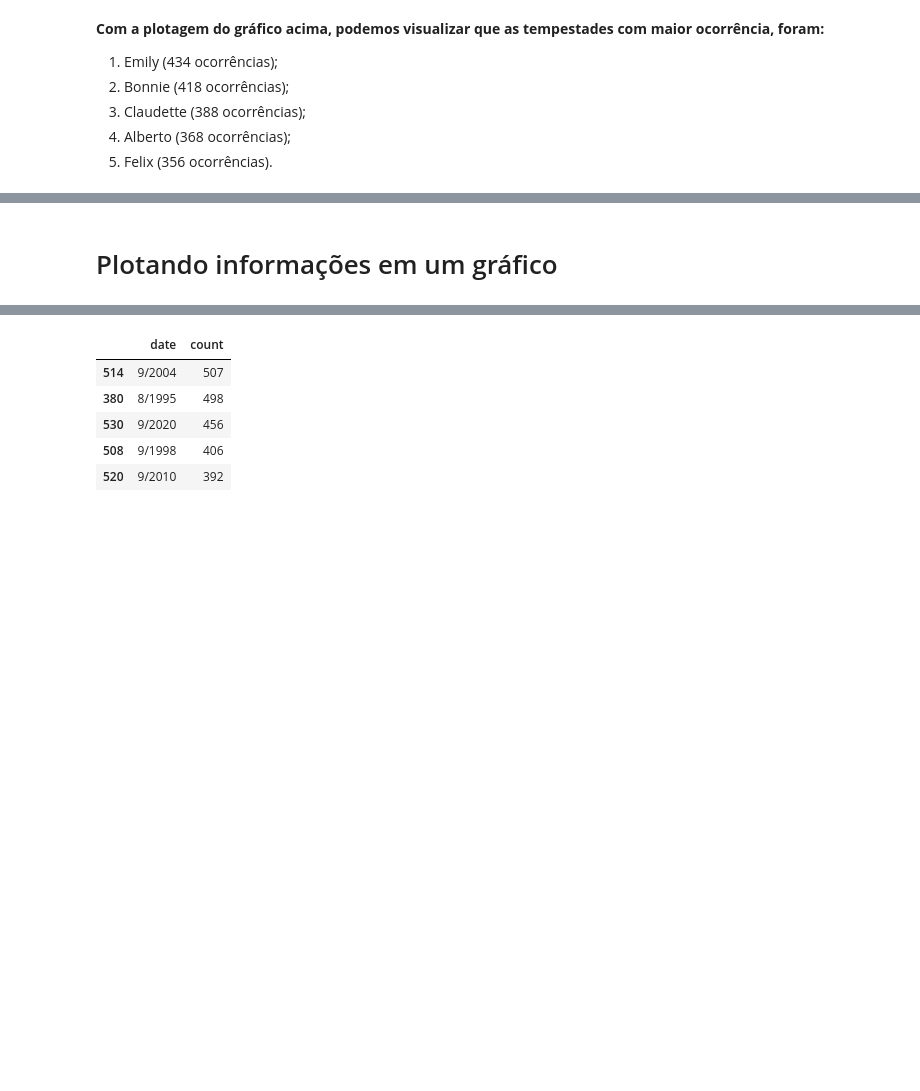
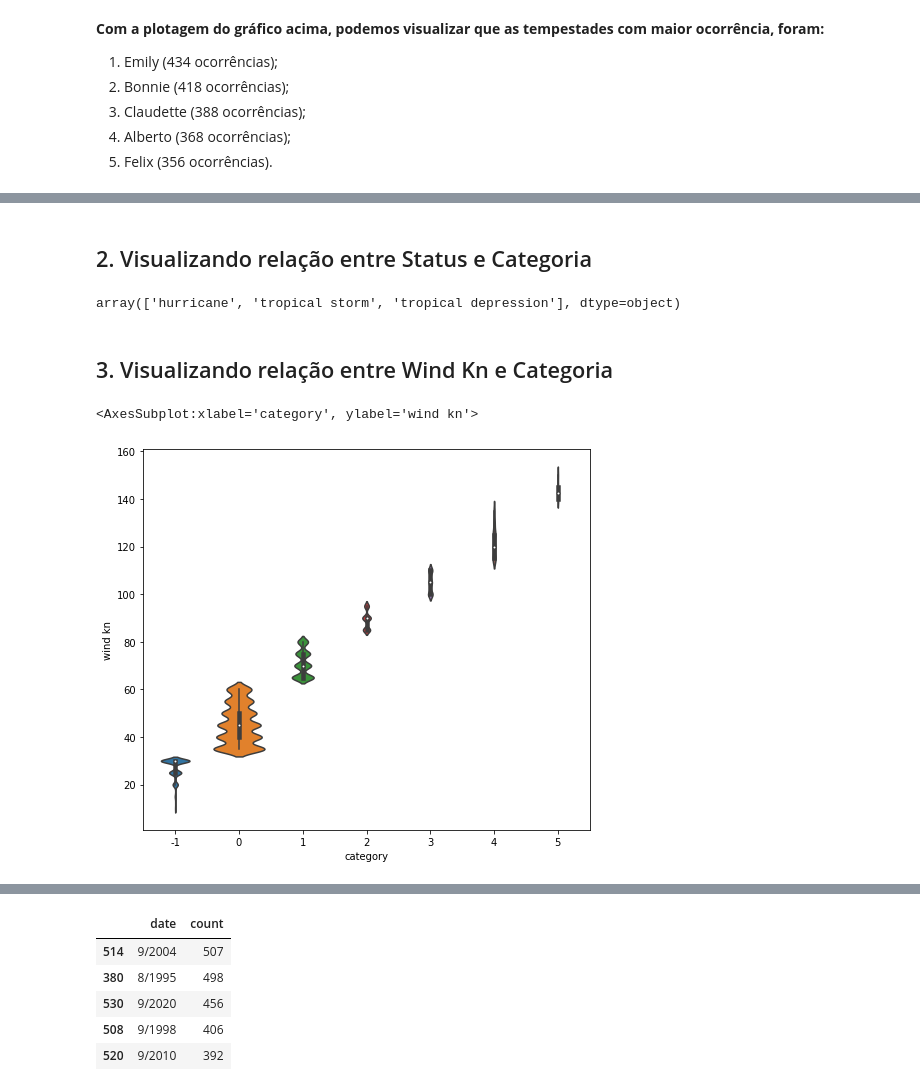
Before and after one commit to Jeferson-Peter/DataScience-Storm-Analytics, a Jupyter notebook: storm_analytics.ipynb, the cells around one changed output, grey strips where cells are left out. Saved outputs shown, nothing was run; the diff lists cells and outputs as text; code cells hidden in the pictures; blank space fills up the shorter version.

Commit message:
Added visualization and modified documentation

```diff
--- a/storm_analytics.ipynb
+++ b/storm_analytics.ipynb
@@ -206,6 +248,2 @@ df[['date', 'year', 'month', 'day']].sample(2)
 # %% [markdown]
 Iremos converter a coluna **wind** para km/h, pois está como **knots**
-# %%
-df['wind km/h'] = df['wind'].apply(lambda x: x*1.852)
-df.rename(columns={'wind':'wind kn'}, inplace=True)
-df[['wind kn','wind km/h']].head()
@@ -222,5 +250,3 @@ Começaremos a analisar os dados e responder as nossas questões
-# %%
-df = df.drop(columns=['year', 'month', 'day'])
 # %% [markdown]
 # Analise Exploratória
 
@@ -337,2 +326,21 @@ array(['hurricane', 'tropical storm', 'tropical depression'], dtype=object)
-# %% [markdown]
-# Plotando informações em um gráfico
+# %% [markdown]
+## 2. Visualizando relação entre Status e Categoria
+# %%
+sns.countplot(x='status', hue='category', data=most_frequent_storms)
+plt.title("Status X Categoria", fontsize=16)
+# plt.xlabel("Nome da Tempestade", fontsize=14)
+plt.ylabel("Ocorrência", fontsize=13)
+plt.xticks(rotation=90, fontsize=16)
+plt.show()
+# %% [output]
+array(['hurricane', 'tropical storm', 'tropical depression'], dtype=object)
+# %% [markdown]
+## 3. Visualizando relação entre Wind Kn e Categoria
+# %%
+fig, ax = plt.subplots(figsize=(8,7))
+sns.violinplot(x="category", y="wind_kn",
+               data=most_frequent_storms,
+               scale="count", ax=ax)
+# %% [output]
+<AxesSubplot:xlabel='category', ylabel='wind kn'>
+[figure, added]
```
Also changed, not shown: parts of 27 cells of this notebook.
